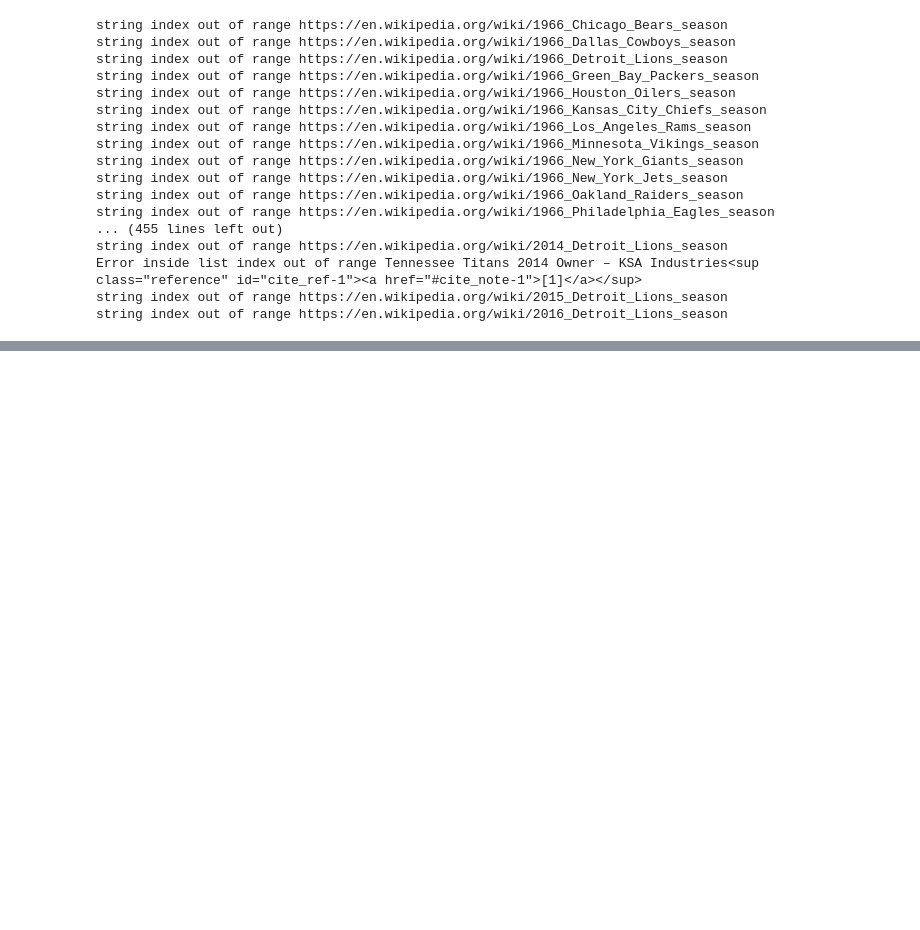
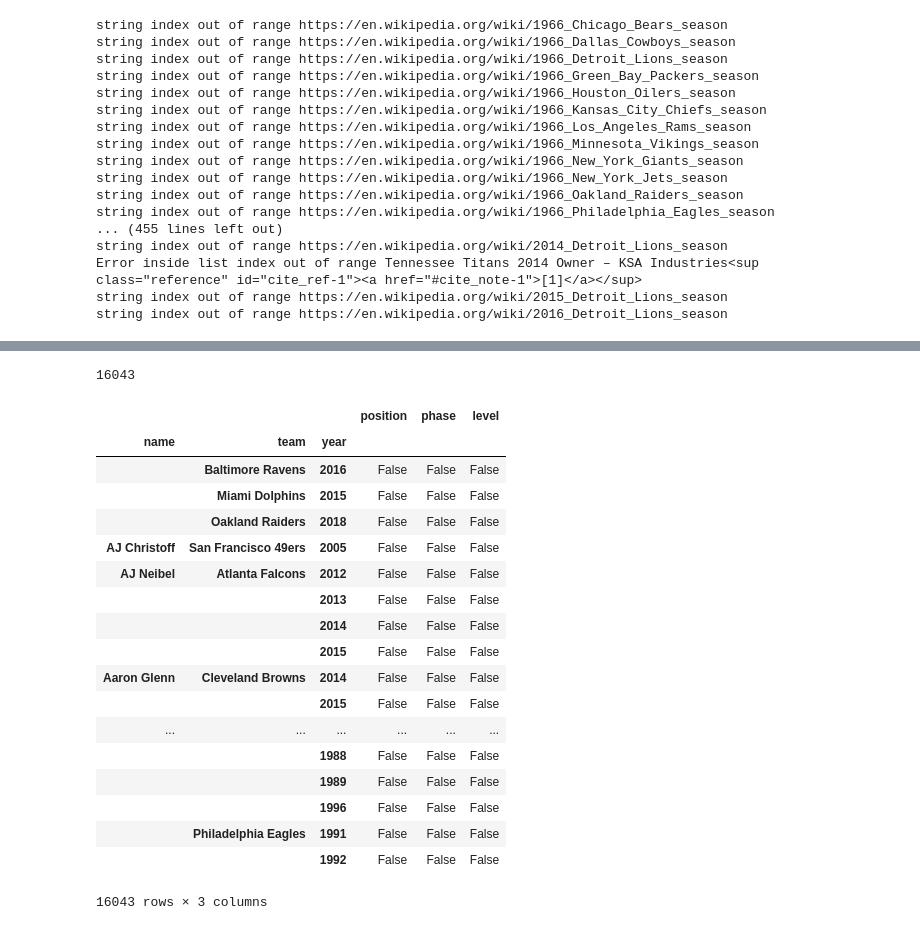
Before and after one commit to plee0117/Coaches, a Jupyter notebook: nflwiki.ipynb, the cells around one changed output, grey strips where cells are left out. Saved outputs shown, nothing was run; the diff lists cells and outputs as text; code cells hidden in the pictures; blank space fills up the shorter version.

```diff
--- a/nflwiki.ipynb
+++ b/nflwiki.ipynb
@@ -147,7 +147,7 @@ pos_abb = {'Asst ':'Assistant ', 'Asistant ':'Assistant ','Assistan ':'Assistant
            '^Coach$':'Head Coach', '/Coach$':'/Head Coach', '^Coach/':'Head Coach/',
            'DC':'Defensive Coordinator', 'DL':'Dfensive Line', 'DB':'Defensive Backs', 'Def ':'Defensive ',
            'LB':'Linebackers', 'OLB':'Outside Linebackers', 'Dfensive ':'Defensive ',
-           ' to the ':' ',' Coach':'',
+           ' to the ':' ',
            'OC':'Offensive Coordinator', 'PGC':'Passing Game Coordinator', 'Pass Gm Coord':'Passing Game Coordinator',
            'RGC':'Run Game Coordinator', 'Off ':'Offensive ', 'OL':'Offensive Line', 'O-Line':'Offensive Line',
            'QB':'Quarterbacks', 'RB':'Running Backs', 'TE':'Tight Ends', 'WR':'Wide Receivers',
@@ -346,0 +363,4 @@ combinedwl.to_csv('combined.csv', encoding='utf-8', index=False)
+# %%
+len(combined[['name','year','team']].groupby(['name','year','team']))
+# %% [output]
+16043
@@ -347,3 +380,49 @@ combinedwl.to_csv('combined.csv', encoding='utf-8', index=False)
+# %%
+combined['phase']=['' for i in combined.name]
+combined['level']=['' for i in combined.name]
+
+for i in range(len(combined)):
+    for name, value in phase_list.items():
+        if combined['phase'][i] =='':
+            for word in re.split('[\W]',combined.position[i]):
+                if word in value:
+                    combined.loc[i,'phase'] = name
+        else:
+            continue
+
+
+for i in range(len(combined)):
+    for name, value in level_list.items():
+        if combined['level'][i] =='':
+            for word in re.split('[\W]',combined.position[i]):
+                if word in value:
+                    combined.loc[i,'level'] = name
+        else:
+            continue
+# %%
+asdf=combined.groupby(['name','team','year'])
+asdf.agg('count')>1
+# asdf.loc[asdf.agg('count')>1]
+# %% [output]
+|  |  |  | position | phase | level |
+| name | team | year |  |  |  |
+|  | Baltimore Ravens | 2016 | False | False | False |
+|  | Miami Dolphins | 2015 | False | False | False |
+|  | Oakland Raiders | 2018 | False | False | False |
+| AJ Christoff | San Francisco 49ers | 2005 | False | False | False |
+| AJ Neibel | Atlanta Falcons | 2012 | False | False | False |
+|  |  | 2013 | False | False | False |
+|  |  | 2014 | False | False | False |
+|  |  | 2015 | False | False | False |
+| Aaron Glenn | Cleveland Browns | 2014 | False | False | False |
+|  |  | 2015 | False | False | False |
+| ... | ... | ... | ... | ... | ... |
+|  |  | 1988 | False | False | False |
+|  |  | 1989 | False | False | False |
+|  |  | 1996 | False | False | False |
+|  | Philadelphia Eagles | 1991 | False | False | False |
+|  |  | 1992 | False | False | False |
+16043 rows × 3 columns
 # %%
 import requests
 from bs4 import BeautifulSoup
```
Also changed, not shown: parts of 4 cells of this notebook, 3 other files.
